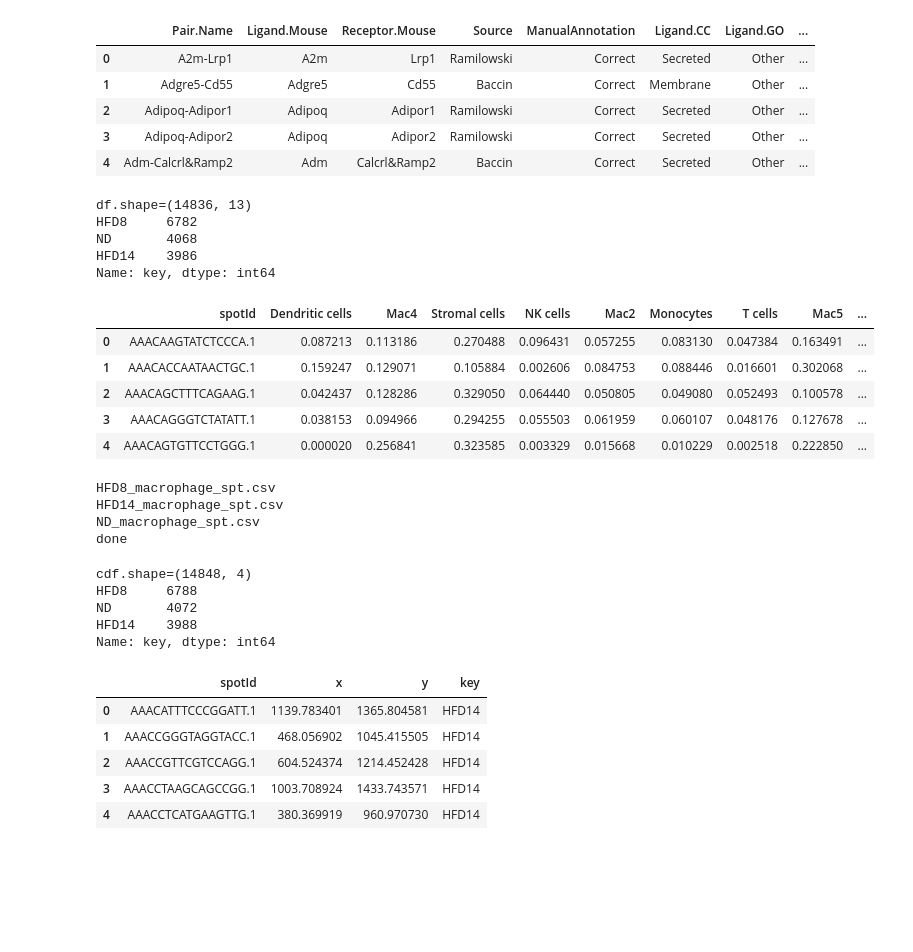
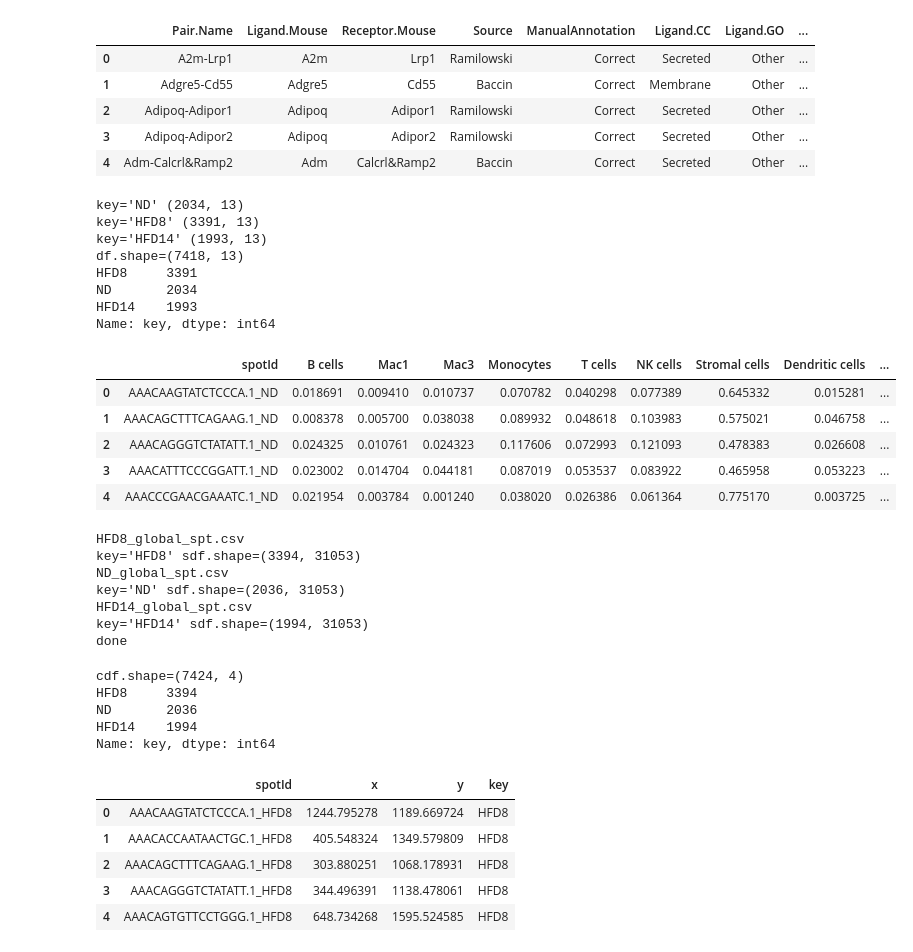
Before and after one commit to CooperStansbury/spatial_transcriptomics, a Jupyter notebook: clustering/LRAnalysis/LR_SPT.ipynb, the cells around one changed output. Cells and saved outputs as stored; diff of their text form; code cells hidden in the pictures; blank space fills up the shorter version.

```diff
--- a/clustering/LRAnalysis/LR_SPT.ipynb
+++ b/clustering/LRAnalysis/LR_SPT.ipynb
@@ -42,41 +42,45 @@ lr.head()
 # %%
 cardOutDir = "/nfs/turbo/umms-indikar/shared/projects/spatial_transcriptomics/data/CARDOuputs/"
 
 dfList = []
 
 for f in os.listdir(cardOutDir):
-    if 'macrophage' in f:
+    if 'global' in f:
         fullPath = f"{cardOutDir}{f}"
         key = f.split("_")[0]
         df = pd.read_csv(fullPath)
         df = df.rename(columns={'Unnamed: 0' : 'spotId'})
         df['key'] = key
+        print(f"{key=} {df.shape}")
         dfList.append(df)
 
 df = pd.concat(dfList, ignore_index=True)
 print(f"{df.shape=}")
 print(df['key'].value_counts())
 print()
 df.head()
 # %% [output]
-df.shape=(14836, 13)
-HFD8     6782
-ND       4068
-HFD14    3986
+key='ND' (2034, 13)
+key='HFD8' (3391, 13)
+key='HFD14' (1993, 13)
+df.shape=(7418, 13)
+HFD8     3391
+ND       2034
+HFD14    1993
 Name: key, dtype: int64
-|  | spotId | Dendritic cells | Mac4 | Stromal cells | NK cells | Mac2 | Monocytes | T cells | Mac5 | ... |
-| 0 | AAACAAGTATCTCCCA.1 | 0.087213 | 0.113186 | 0.270488 | 0.096431 | 0.057255 | 0.083130 | 0.047384 | 0.163491 | ... |
-| 1 | AAACACCAATAACTGC.1 | 0.159247 | 0.129071 | 0.105884 | 0.002606 | 0.084753 | 0.088446 | 0.016601 | 0.302068 | ... |
-| 2 | AAACAGCTTTCAGAAG.1 | 0.042437 | 0.128286 | 0.329050 | 0.064440 | 0.050805 | 0.049080 | 0.052493 | 0.100578 | ... |
-| 3 | AAACAGGGTCTATATT.1 | 0.038153 | 0.094966 | 0.294255 | 0.055503 | 0.061959 | 0.060107 | 0.048176 | 0.127678 | ... |
-| 4 | AAACAGTGTTCCTGGG.1 | 0.000020 | 0.256841 | 0.323585 | 0.003329 | 0.015668 | 0.010229 | 0.002518 | 0.222850 | ... |
+|  | spotId | B cells | Mac1 | Mac3 | Monocytes | T cells | NK cells | Stromal cells | Dendritic cells | ... |
+| 0 | AAACAAGTATCTCCCA.1_ND | 0.018691 | 0.009410 | 0.010737 | 0.070782 | 0.040298 | 0.077389 | 0.645332 | 0.015281 | ... |
+| 1 | AAACAGCTTTCAGAAG.1_ND | 0.008378 | 0.005700 | 0.038038 | 0.089932 | 0.048618 | 0.103983 | 0.575021 | 0.046758 | ... |
+| 2 | AAACAGGGTCTATATT.1_ND | 0.024325 | 0.010761 | 0.024323 | 0.117606 | 0.072993 | 0.121093 | 0.478383 | 0.026608 | ... |
+| 3 | AAACATTTCCCGGATT.1_ND | 0.023002 | 0.014704 | 0.044181 | 0.087019 | 0.053537 | 0.083922 | 0.465958 | 0.053223 | ... |
+| 4 | AAACCCGAACGAAATC.1_ND | 0.021954 | 0.003784 | 0.001240 | 0.038020 | 0.026386 | 0.061364 | 0.775170 | 0.003725 | ... |
 # %%
 sptDir =  "/nfs/turbo/umms-indikar/shared/projects/spatial_transcriptomics/data/CARDInputs/"
 
 spt = {}
 
 for f in os.listdir(sptDir):
-    if "spt" in f and "macrophage" in f:
+    if "spt" in f and "global" in f:
         print(f)
         fullPath = f"{sptDir}{f}"
         key = f.split("_")[0]
@@ -85,13 +89,17 @@ for f in os.listdir(sptDir):
         sdf = sdf.set_index('gene')
         sdf = sdf.T
         sdf.index = sdf.index.str.replace("-", ".")
+        print(f"{key=} {sdf.shape=}")
         spt[key] = sdf
 
 print('done')
 # %% [output]
-HFD8_macrophage_spt.csv
-HFD14_macrophage_spt.csv
-ND_macrophage_spt.csv
+HFD8_global_spt.csv
+key='HFD8' sdf.shape=(3394, 31053)
+ND_global_spt.csv
+key='ND' sdf.shape=(2036, 31053)
+HFD14_global_spt.csv
+key='HFD14' sdf.shape=(1994, 31053)
 done
 # %%
 coordDir = "/nfs/turbo/umms-indikar/shared/projects/spatial_transcriptomics/data/CARDInputs/"
@@ -99,7 +107,7 @@ coordDir = "/nfs/turbo/umms-indikar/shared/projects/spatial_transcriptomics/data
 dfList = []
 
 for f in os.listdir(coordDir):
-    if "coord" in f:
+    if "coord" in f and "global" in f:
         fullPath = f"{coordDir}{f}"
         key = f.split("_")[0]
         cdf = pd.read_csv(fullPath)
@@ -113,17 +121,17 @@ print(cdf['key'].value_counts())
 print()
 cdf.head()
 # %% [output]
-cdf.shape=(14848, 4)
-HFD8     6788
-ND       4072
-HFD14    3988
+cdf.shape=(7424, 4)
+HFD8     3394
+ND       2036
+HFD14    1994
 Name: key, dtype: int64
 |  | spotId | x | y | key |
-| 0 | AAACATTTCCCGGATT.1 | 1139.783401 | 1365.804581 | HFD14 |
-| 1 | AAACCGGGTAGGTACC.1 | 468.056902 | 1045.415505 | HFD14 |
-| 2 | AAACCGTTCGTCCAGG.1 | 604.524374 | 1214.452428 | HFD14 |
-| 3 | AAACCTAAGCAGCCGG.1 | 1003.708924 | 1433.743571 | HFD14 |
-| 4 | AAACCTCATGAAGTTG.1 | 380.369919 | 960.970730 | HFD14 |
+| 0 | AAACAAGTATCTCCCA.1_HFD8 | 1244.795278 | 1189.669724 | HFD8 |
+| 1 | AAACACCAATAACTGC.1_HFD8 | 405.548324 | 1349.579809 | HFD8 |
+| 2 | AAACAGCTTTCAGAAG.1_HFD8 | 303.880251 | 1068.178931 | HFD8 |
+| 3 | AAACAGGGTCTATATT.1_HFD8 | 344.496391 | 1138.478061 | HFD8 |
+| 4 | AAACAGTGTTCCTGGG.1_HFD8 | 648.734268 | 1595.524585 | HFD8 |
 # %%
 """Merge CARD predictions with spatial coordinates"""
 df = pd.merge(cdf, df,
```
Also changed, not shown: parts of 14 cells of this notebook, 10 other files.
